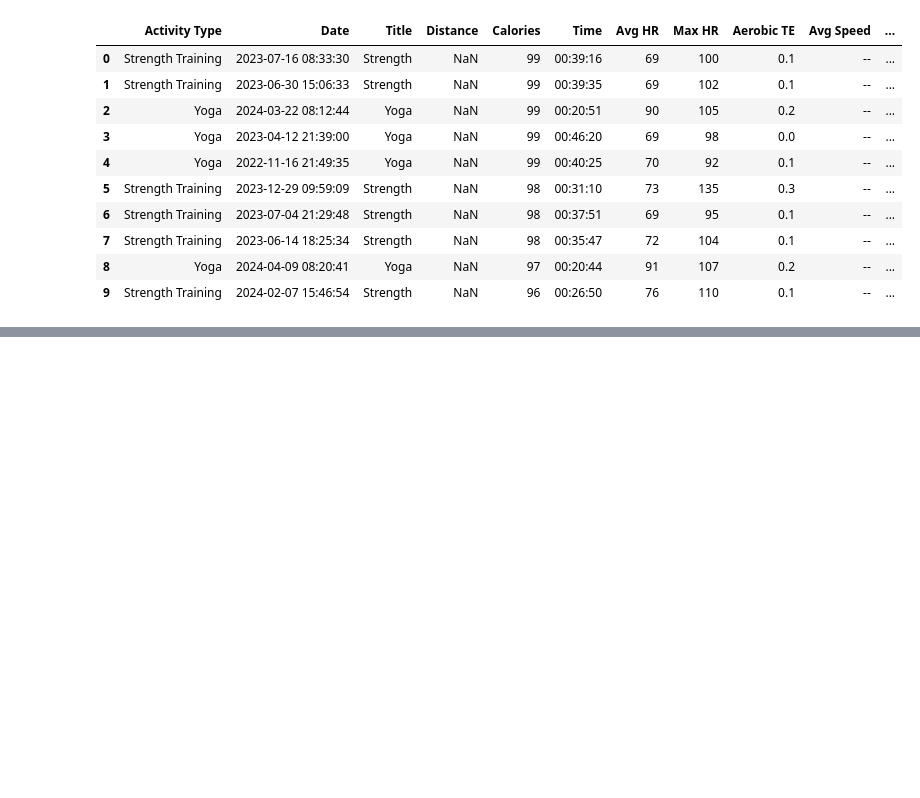
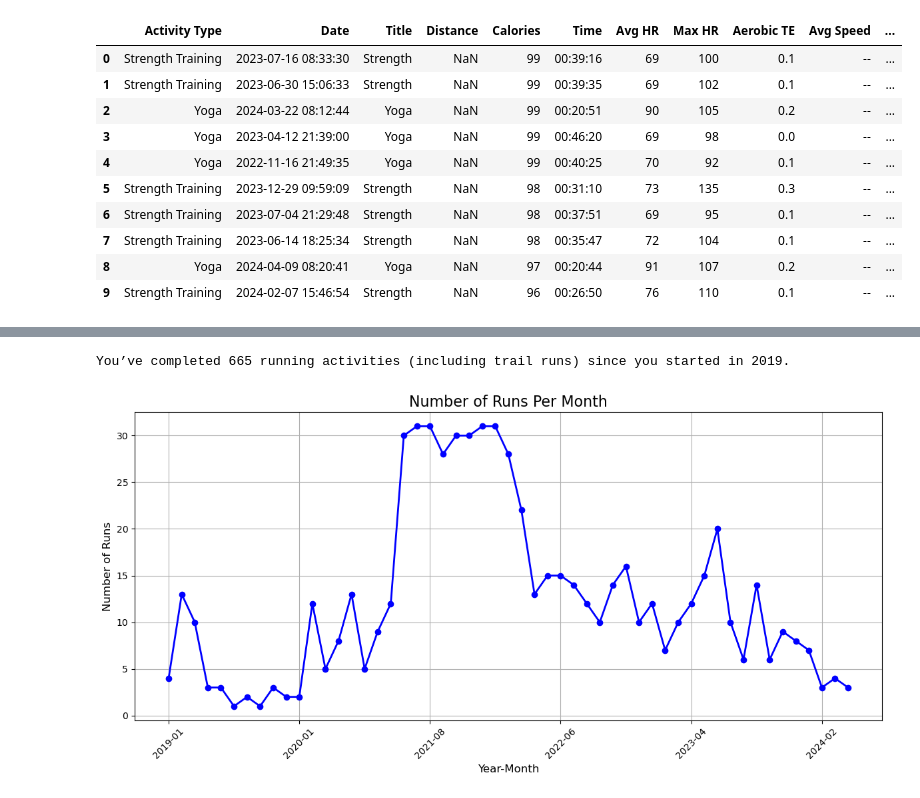
Before and after one commit to kostaskes/my-garmin-runs, a Jupyter notebook: Fitness_Analysis.ipynb, the cells around one changed output, grey strips where cells are left out. Drawn from its saved outputs; the diff is of its cells as text; code cells hidden in the pictures; blank space fills up the shorter version.

Commit message:
filter running activities

```diff
--- a/Fitness_Analysis.ipynb
+++ b/Fitness_Analysis.ipynb
@@ -141,0 +188,31 @@ memory usage: 432.8+ KB
+# %%
+# Filter for running and trail running activities
+running_activities = df[df['Activity Type'].isin(['Running', 'Trail Running'])]
+
+# Count the number of runs
+total_runs = running_activities.shape[0]
+
+print(f"You’ve completed {total_runs} running activities (including trail runs) since you started in 2019.")
+# %% [output]
+You’ve completed 665 running activities (including trail runs) since you started in 2019.
+# %%
+import matplotlib.pyplot as plt
+
+# Plotting the number of runs per month
+plt.figure(figsize=(12, 6))  # Set the figure size
+runs_per_month.plot(kind='line', marker='o', color='b', linestyle='-', linewidth=2)
+
+# Add labels and title
+plt.title('Number of Runs Per Month', fontsize=16)
+plt.xlabel('Year-Month', fontsize=12)
+plt.ylabel('Number of Runs', fontsize=12)
+
+# Rotate x-axis labels for better readability
+plt.xticks(rotation=45)
+
+# Show the plot
+plt.grid(True)
+plt.tight_layout()  # Adjust layout to make sure everything fits well
+plt.show()
+# %% [output]
+[figure, added]
```
Also changed, not shown: parts of 7 cells of this notebook.
